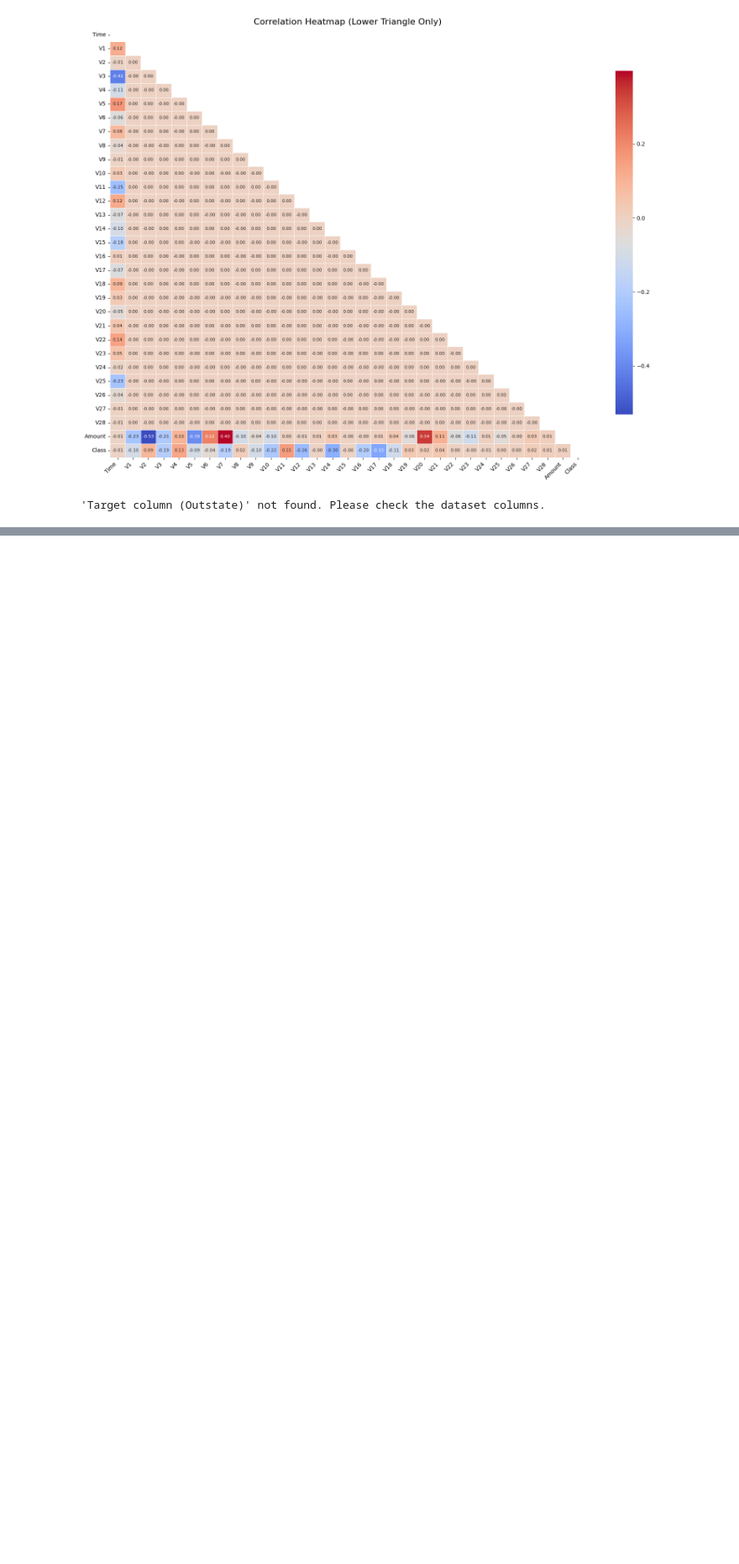
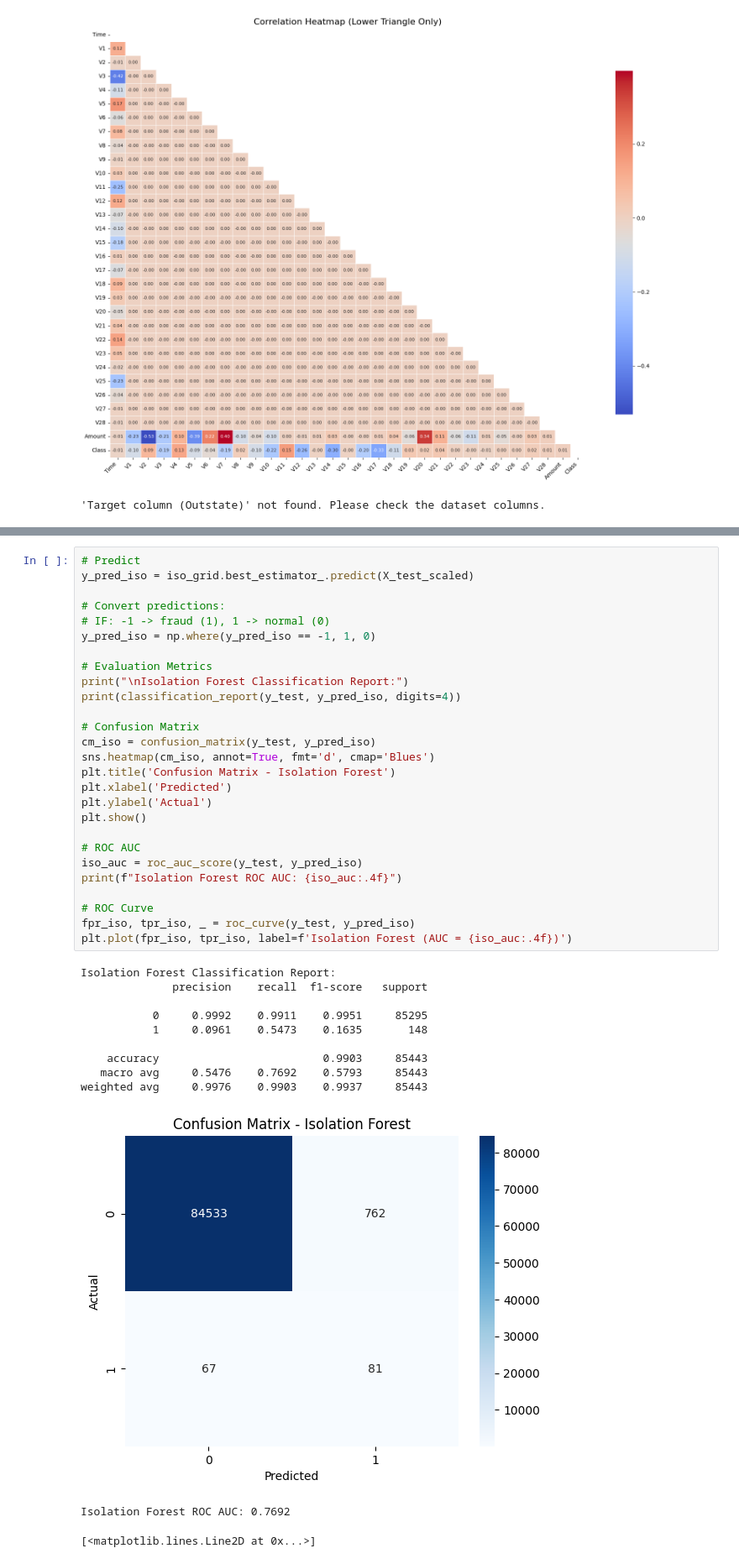
Before and after one commit to Kolawole-a2/Kola_Projects, a Jupyter notebook: Assisment_5_with_errors.ipynb, the cells around one changed output, grey strips where cells are left out. Shown at 84% size. Saved outputs shown, nothing was run; the diff lists cells and outputs as text; blank space fills up the shorter version.

```diff
--- a/Assisment_5_with_errors.ipynb
+++ b/Assisment_5_with_errors.ipynb
@@ -1026,0 +404,40 @@ dtype: int64
+# %%
+# Predict
+y_pred_iso = iso_grid.best_estimator_.predict(X_test_scaled)
+
+# Convert predictions:
+# IF: -1 -> fraud (1), 1 -> normal (0)
+y_pred_iso = np.where(y_pred_iso == -1, 1, 0)
+
+# Evaluation Metrics
+print("\nIsolation Forest Classification Report:")
+print(classification_report(y_test, y_pred_iso, digits=4))
+
+# Confusion Matrix
+cm_iso = confusion_matrix(y_test, y_pred_iso)
+sns.heatmap(cm_iso, annot=True, fmt='d', cmap='Blues')
+plt.title('Confusion Matrix - Isolation Forest')
+plt.xlabel('Predicted')
+plt.ylabel('Actual')
+plt.show()
+
+# ROC AUC
+iso_auc = roc_auc_score(y_test, y_pred_iso)
+print(f"Isolation Forest ROC AUC: {iso_auc:.4f}")
+
+# ROC Curve
+fpr_iso, tpr_iso, _ = roc_curve(y_test, y_pred_iso)
+plt.plot(fpr_iso, tpr_iso, label=f'Isolation Forest (AUC = {iso_auc:.4f})')
+# %% [output]
+Isolation Forest Classification Report:
+              precision    recall  f1-score   support
+
+           0     0.9992    0.9911    0.9951     85295
+           1     0.0961    0.5473    0.1635       148
+
+    accuracy                         0.9903     85443
+   macro avg     0.5476    0.7692    0.5793     85443
+weighted avg     0.9976    0.9903    0.9937     85443
+[figure, added]
+Isolation Forest ROC AUC: 0.7692
+[<matplotlib.lines.Line2D at 0x...>]
```
Also changed, not shown: parts of 18 cells of this notebook.
